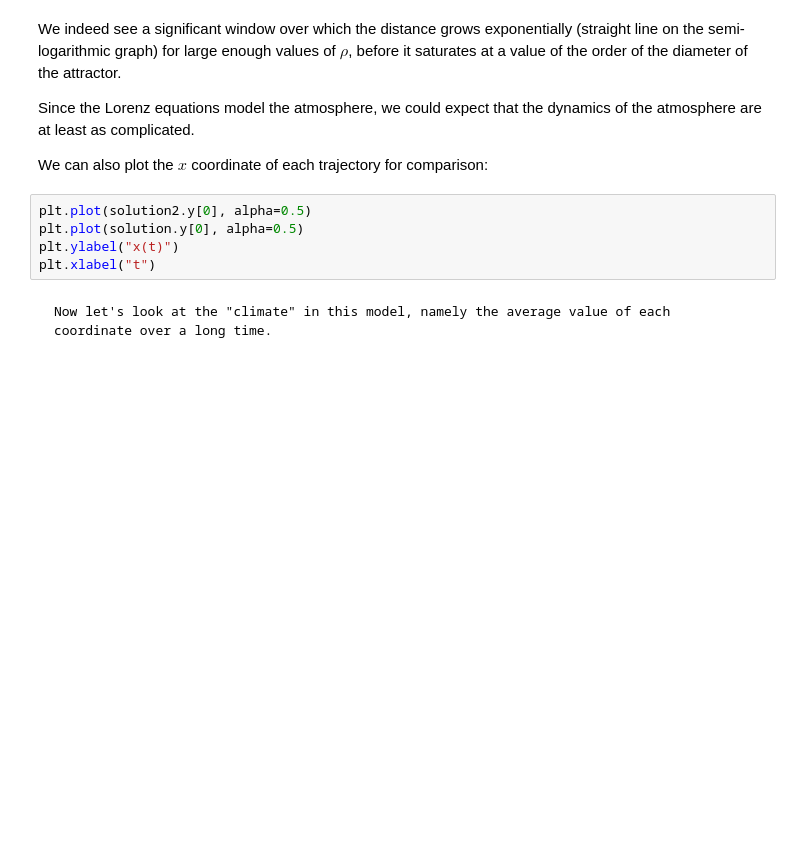
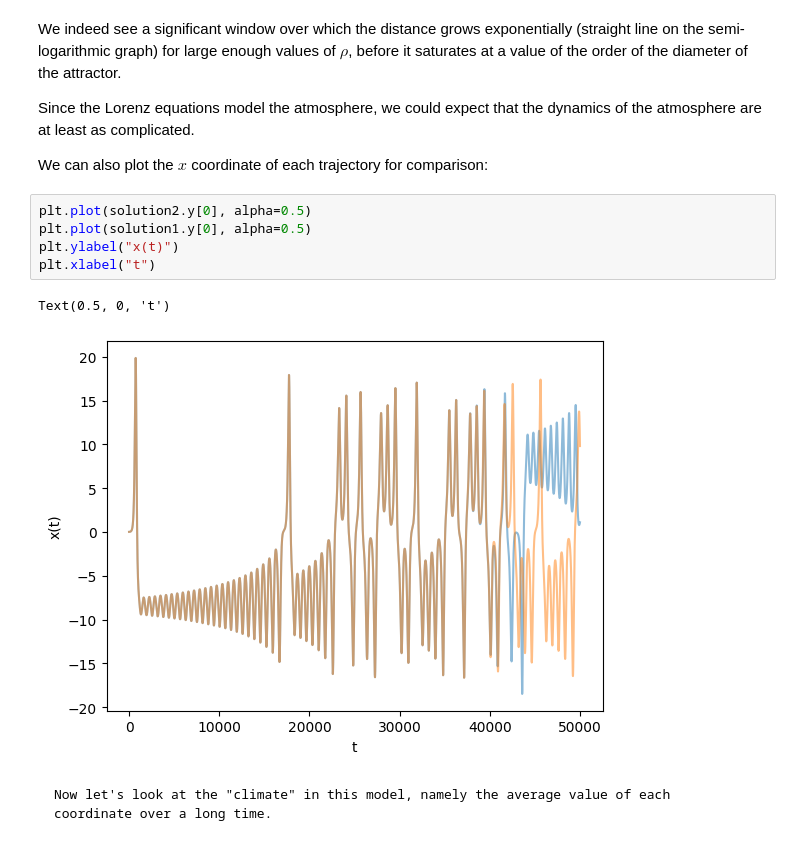
Before and after one commit to florianboergel/climateoftheocean, a Jupyter notebook: 2020-11-12-non-linear-dynamics.ipynb, the cells around one changed output. Drawn from its saved outputs; the diff is of its cells as text; blank space fills up the shorter version.

````diff
--- a/2020-11-12-non-linear-dynamics.ipynb
+++ b/2020-11-12-non-linear-dynamics.ipynb
@@ -563,9 +562,12 @@ Since the Lorenz equations model the atmosphere, we could expect that the dynami
 We can also plot the $x$ coordinate of each trajectory for comparison:
 # %%
 plt.plot(solution2.y[0], alpha=0.5)
-plt.plot(solution.y[0], alpha=0.5)
+plt.plot(solution1.y[0], alpha=0.5)
 plt.ylabel("x(t)")
 plt.xlabel("t")
+# %% [output]
+Text(0.5, 0, 't')
+[figure, added]
 # %% [markdown]
 ```{important}
 Now let's look at the "climate" in this model, namely the average value of each coordinate over a long time.
````
Also changed, not shown: parts of 6 cells of this notebook, 1 other file.
